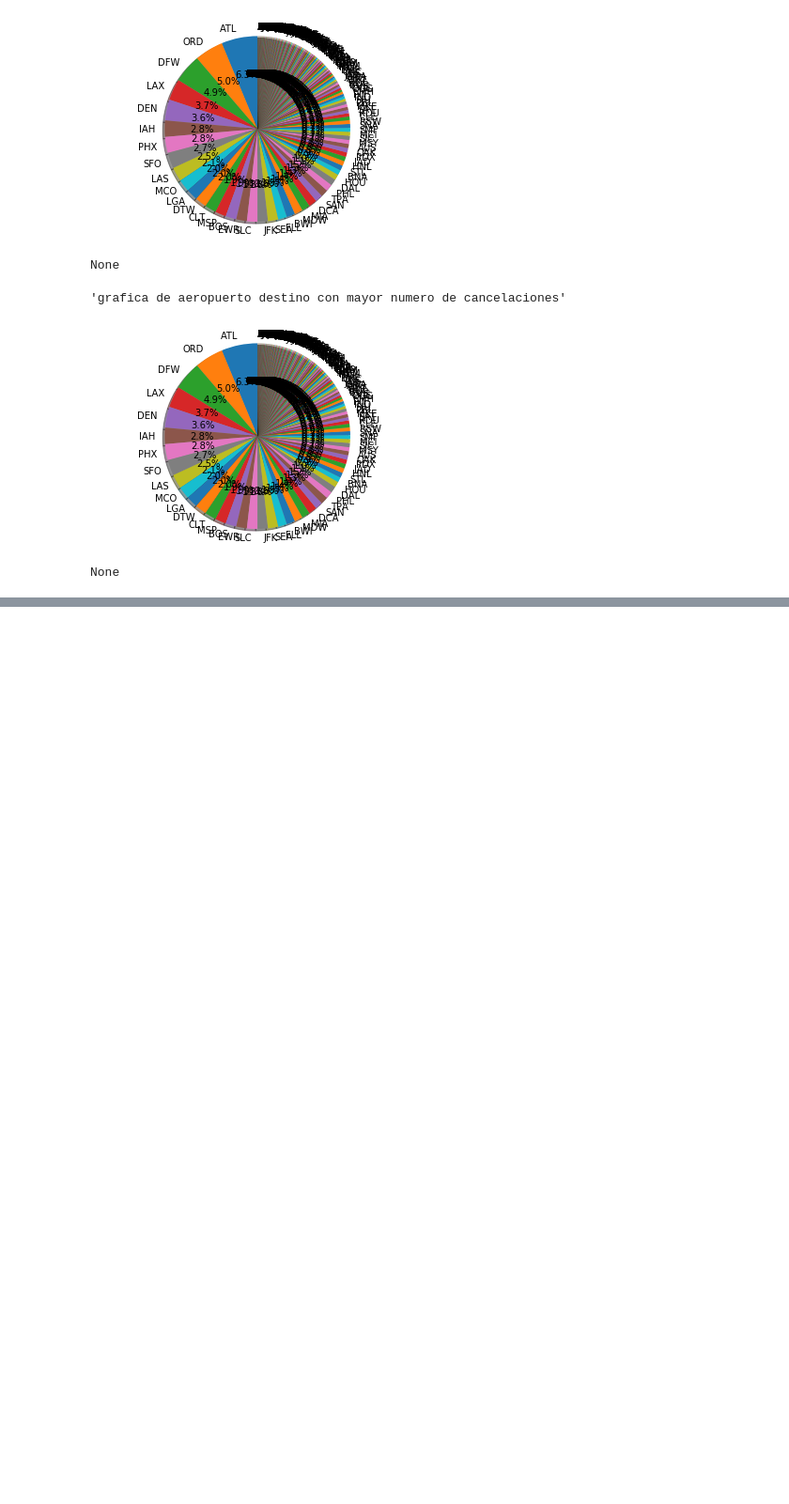
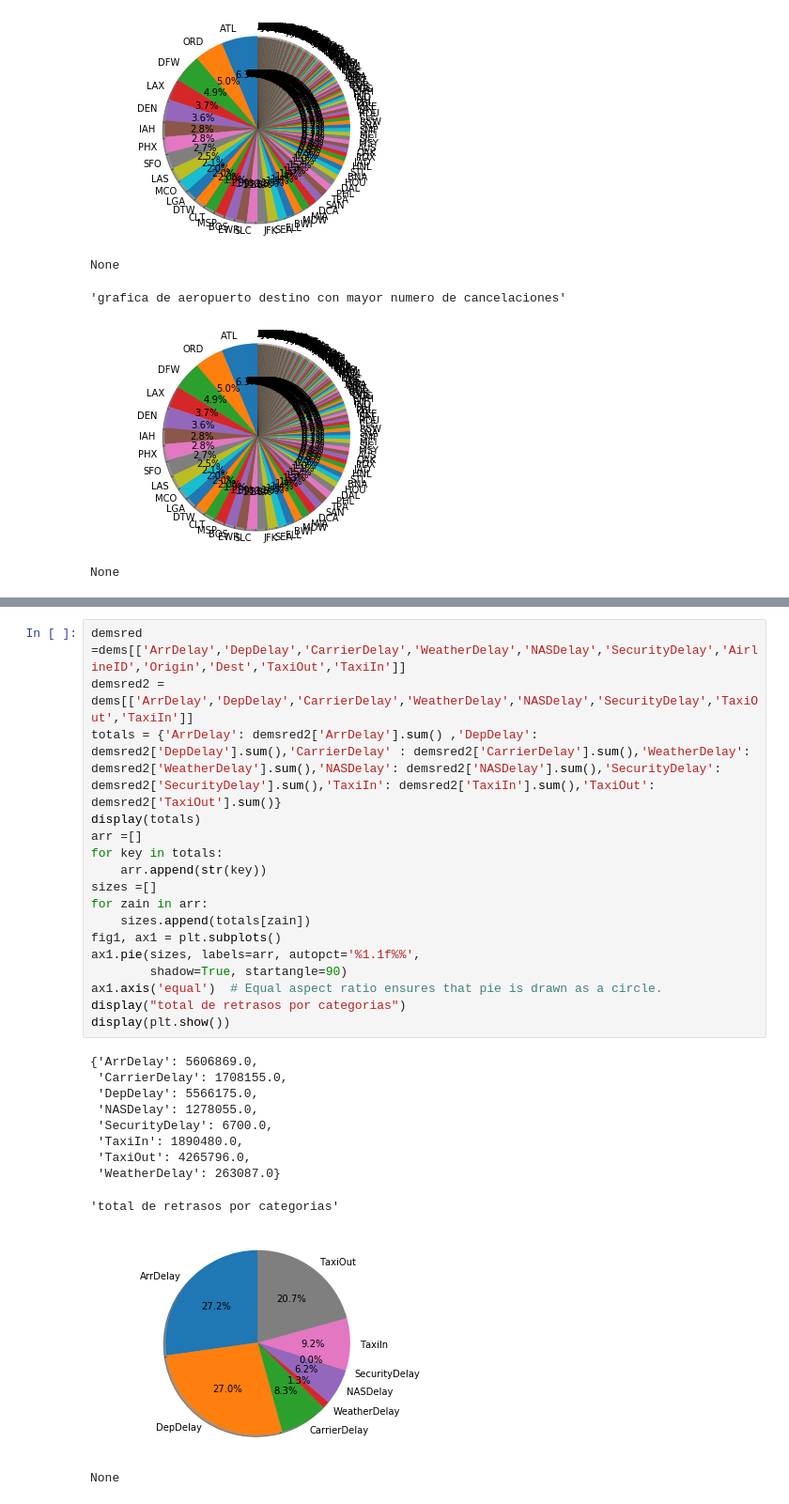
Before and after one commit to tuffk/computo-cognitivo, a Jupyter notebook: Eva 2/eva2 analisis.ipynb, the cells around one changed output, grey strips where cells are left out. Shown at 94% size. Drawn from its saved outputs; the diff is of its cells as text; blank space fills up the shorter version.

```diff
--- a/Eva 2/eva2 analisis.ipynb
+++ b/Eva 2/eva2 analisis.ipynb
@@ -328,0 +434,29 @@ None
+# %%
+demsred =dems[['ArrDelay','DepDelay','CarrierDelay','WeatherDelay','NASDelay','SecurityDelay','AirlineID','Origin','Dest','TaxiOut','TaxiIn']]
+demsred2 = dems[['ArrDelay','DepDelay','CarrierDelay','WeatherDelay','NASDelay','SecurityDelay','TaxiOut','TaxiIn']]
+totals = {'ArrDelay': demsred2['ArrDelay'].sum() ,'DepDelay': demsred2['DepDelay'].sum(),'CarrierDelay' : demsred2['CarrierDelay'].sum(),'WeatherDelay': demsred2['WeatherDelay'].sum(),'NASDelay': demsred2['NASDelay'].sum(),'SecurityDelay': demsred2['SecurityDelay'].sum(),'TaxiIn': demsred2['TaxiIn'].sum(),'TaxiOut': demsred2['TaxiOut'].sum()}
+display(totals)
+arr =[]
+for key in totals:
+    arr.append(str(key))
+sizes =[]
+for zain in arr:
+    sizes.append(totals[zain])
+fig1, ax1 = plt.subplots()
+ax1.pie(sizes, labels=arr, autopct='%1.1f%%',
+        shadow=True, startangle=90)
+ax1.axis('equal')  # Equal aspect ratio ensures that pie is drawn as a circle.
+display("total de retrasos por categorias")
+display(plt.show())
+# %% [output]
+{'ArrDelay': 5606869.0,
+ 'CarrierDelay': 1708155.0,
+ 'DepDelay': 5566175.0,
+ 'NASDelay': 1278055.0,
+ 'SecurityDelay': 6700.0,
+ 'TaxiIn': 1890480.0,
+ 'TaxiOut': 4265796.0,
+ 'WeatherDelay': 263087.0}
+'total de retrasos por categorias'
+[figure, added]
+None
```
Also changed, not shown: parts of 2 cells of this notebook.
